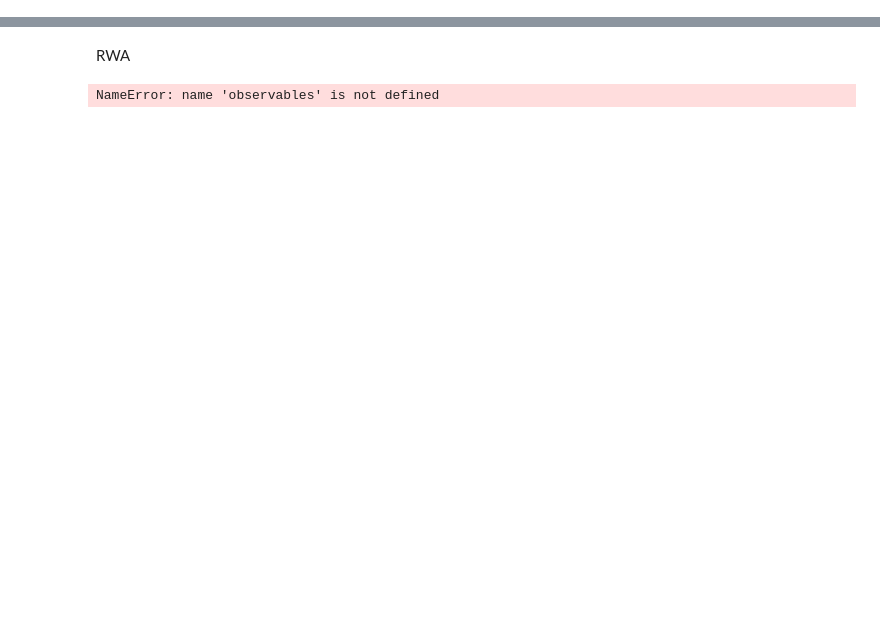
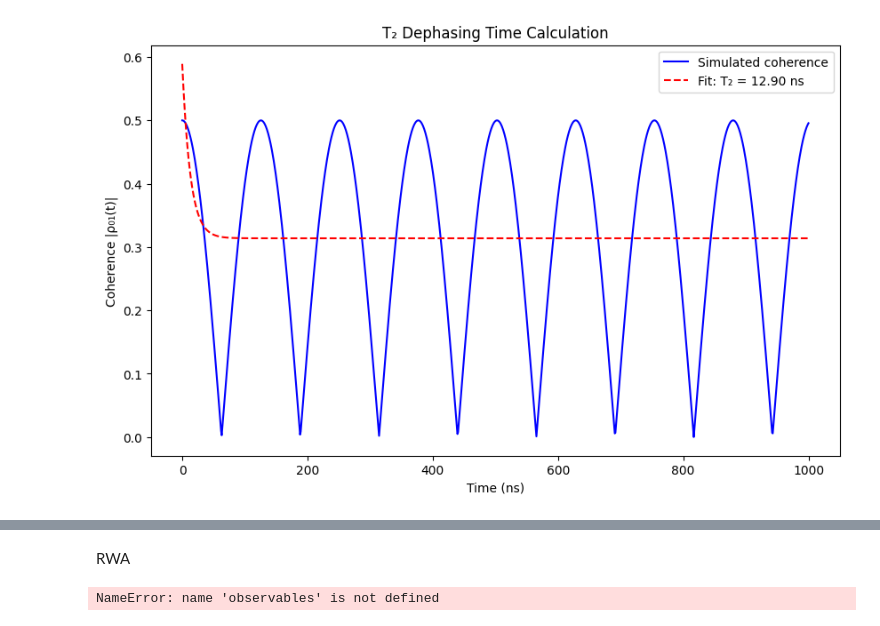
Before and after one commit to shreyasat27/molecularspinqubit_computationalpipeline, a Jupyter notebook: rabiresonance.ipynb, the cells around one changed output, grey strips where cells are left out. Saved outputs shown, nothing was run; the diff lists cells and outputs as text; code cells hidden in the pictures; blank space fills up the shorter version.

```diff
--- a/rabiresonance.ipynb
+++ b/rabiresonance.ipynb
@@ -1,2 +1,84 @@
 # %% [markdown]
 <a href="https://colab.research.google.com/github/shreyasat27/mahework2025/blob/main/rabiresonance.ipynb" target="_parent"><img src="https://colab.research.google.com/assets/colab-badge.svg" alt="Open In Colab"/></a>
+# %%
+import numpy as np
+from scipy.linalg import expm
+from scipy.integrate import solve_ivp
+import matplotlib.pyplot as plt
+
+# Define Pauli matrices
+sigma_x = np.array([[0, 1], [1, 0]])
+sigma_y = np.array([[0, -1j], [1j, 0]])
+sigma_z = np.array([[1, 0], [0, -1]])
+I = np.eye(2)
+
+def calculate_T2_direct():
+    """
+    Calculate T2 for a radical pair with hyperfine coupling to one nuclear spin
+    """
+
+    # Parameters (example values - replace with your DFT calculations)
+    gamma_e = 1.76e11  # Electron gyromagnetic ratio (rad/s/T)
+    B0 = 0.1  # Magnetic field (T)
+    A = 50e6  # Hyperfine coupling (Hz) - FROM YOUR DFT CALCULATIONS!
+    J = 10e6  # Exchange coupling (Hz) - FROM YOUR DFT!
+
+    # Hamiltonian: H = γB0·Sz + A·S·I + J·S1·S2
+    # For one electron qubit and one nuclear spin bath
+    H_zeeman = gamma_e * B0 * np.kron(sigma_z, I) / 2
+    H_hyperfine = A * (np.kron(sigma_z, sigma_z) / 4)  # Simplified secular approximation
+    H_total = H_zeeman + H_hyperfine
+
+    # Initial state: |+x⟩ for electron, mixed state for nucleus
+    psi_electron = (np.array([1, 1]) / np.sqrt(2))  # |+x⟩
+    rho_nuclear = np.eye(2) / 2  # Maximally mixed nuclear state
+    rho_initial = np.kron(np.outer(psi_electron, psi_electron.conj()), rho_nuclear)
+
+    # Time evolution
+    times = np.linspace(0, 1e-6, 1000)  # 1 μs simulation
+    coherence = []
+
+    for t in times:
+        # Time evolution operator
+        U = expm(-1j * H_total * t)
+        U_dag = expm(1j * H_total * t)
+
+        # Evolve density matrix
+        rho_t = U @ rho_initial @ U_dag
+
+        # Reduced density matrix for electron (trace out nuclear spin)
+        rho_electron = np.zeros((2, 2), dtype=complex)
+        for i in range(2):
+            for j in range(2):
+                # Partial trace over nuclear spin
+                rho_electron[i, j] = rho_t[2*i, 2*j] + rho_t[2*i+1, 2*j+1]
+
+        # Off-diagonal element magnitude = coherence
+        coherence.append(np.abs(rho_electron[0, 1]))
+
+    return times, coherence
+
+# Calculate and plot
+times, coherence = calculate_T2_direct()
+
+# Fit to get T2
+def exponential_decay(t, T2, A, C):
+    return A * np.exp(-t / T2) + C
+
+from scipy.optimize import curve_fit
+popt, pcov = curve_fit(exponential_decay, times, coherence, p0=[1e-7, 1, 0])
+
+T2_calculated = popt[0]
+print(f"Calculated T₂ = {T2_calculated * 1e9:.2f} ns")
+
+# Plot
+plt.figure(figsize=(10, 6))
+plt.plot(times * 1e9, coherence, 'b-', label='Simulated coherence')
+plt.plot(times * 1e9, exponential_decay(times, *popt), 'r--',
+         label=f'Fit: T₂ = {T2_calculated*1e9:.2f} ns')
+plt.xlabel('Time (ns)')
+plt.ylabel('Coherence |ρ₀₁(t)|')
+plt.legend()
+plt.title('T₂ Dephasing Time Calculation')
+plt.show()
+# %% [output]
@@ -2,0 +86 @@
+[figure, added]
```
Also changed, not shown: parts of 13 cells of this notebook.
